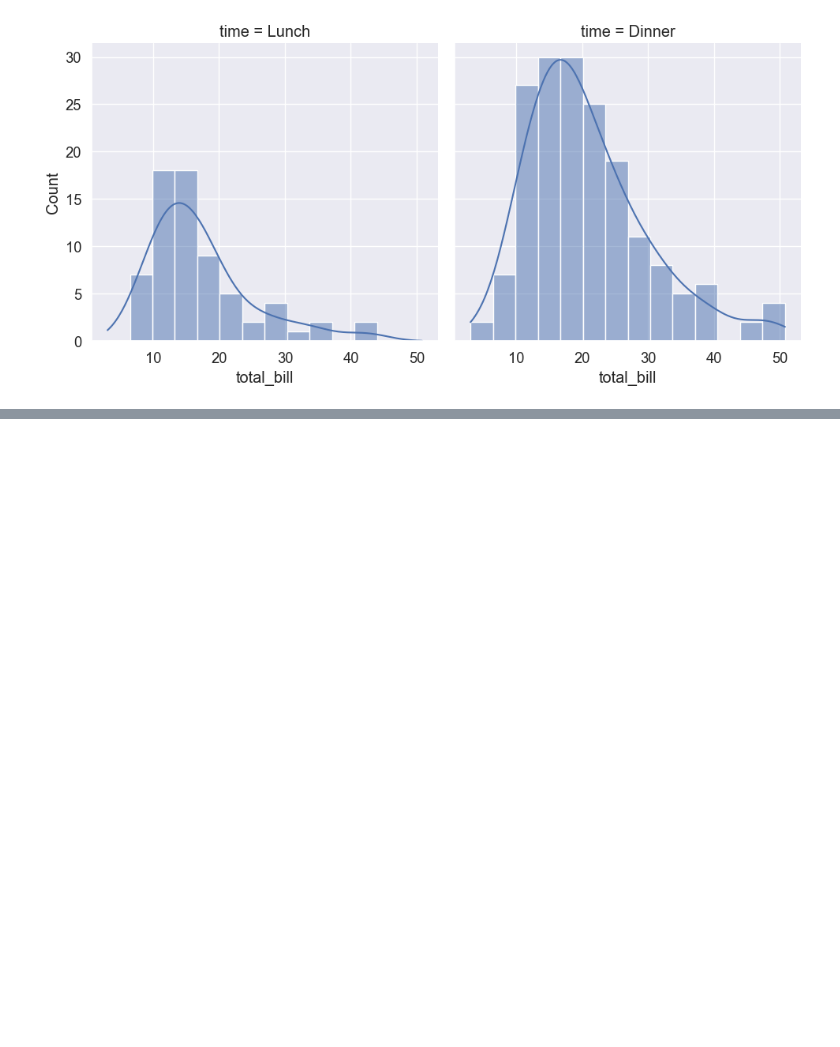
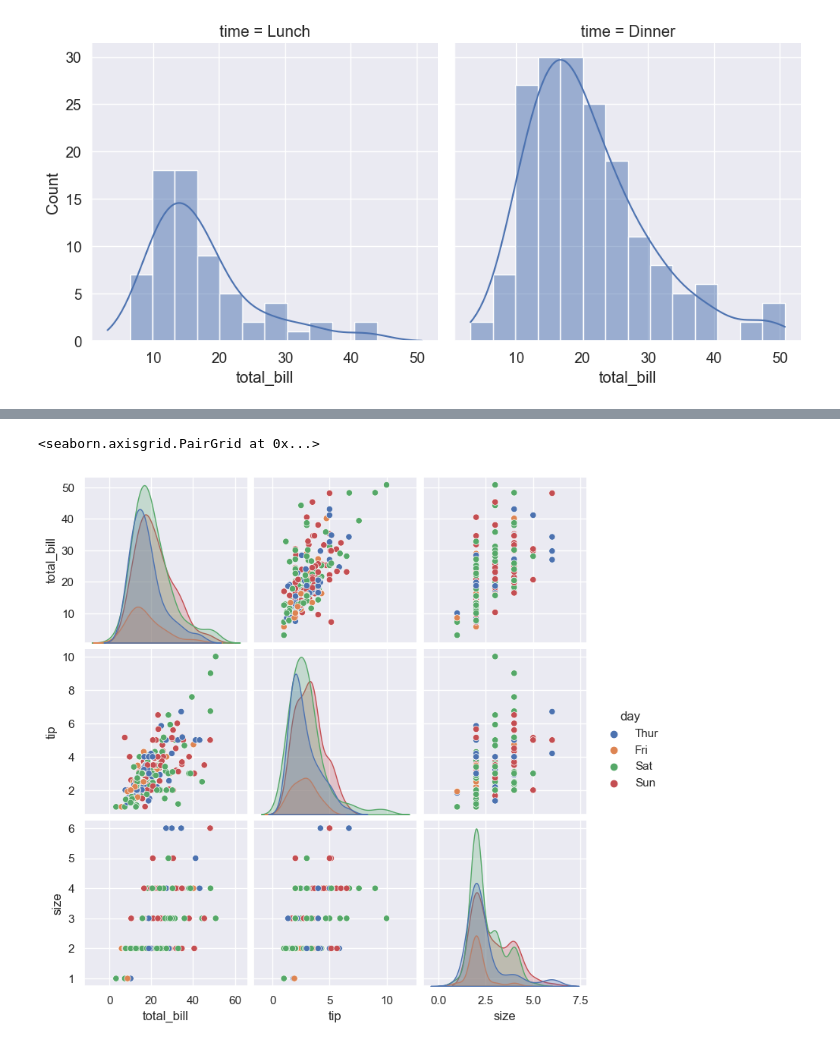
Before and after one commit to ananyacode/digipodiumdatascience, a Jupyter notebook: data analysis/hw.ipynb, the cells around one changed output, grey strips where cells are left out. Saved outputs shown, nothing was run; the diff lists cells and outputs as text; code cells hidden in the pictures; blank space fills up the shorter version.

```diff
--- a/data analysis/hw.ipynb
+++ b/data analysis/hw.ipynb
@@ -498,0 +532,5 @@ sns.displot(data=tips, x="total_bill", col="time",kde=True)
+# %%
+sns.pairplot(data=tips, hue="day")
+# %% [output]
+<seaborn.axisgrid.PairGrid at 0x...>
+[figure, added]
```
Also changed, not shown: parts of 7 cells of this notebook, 3 other files.
